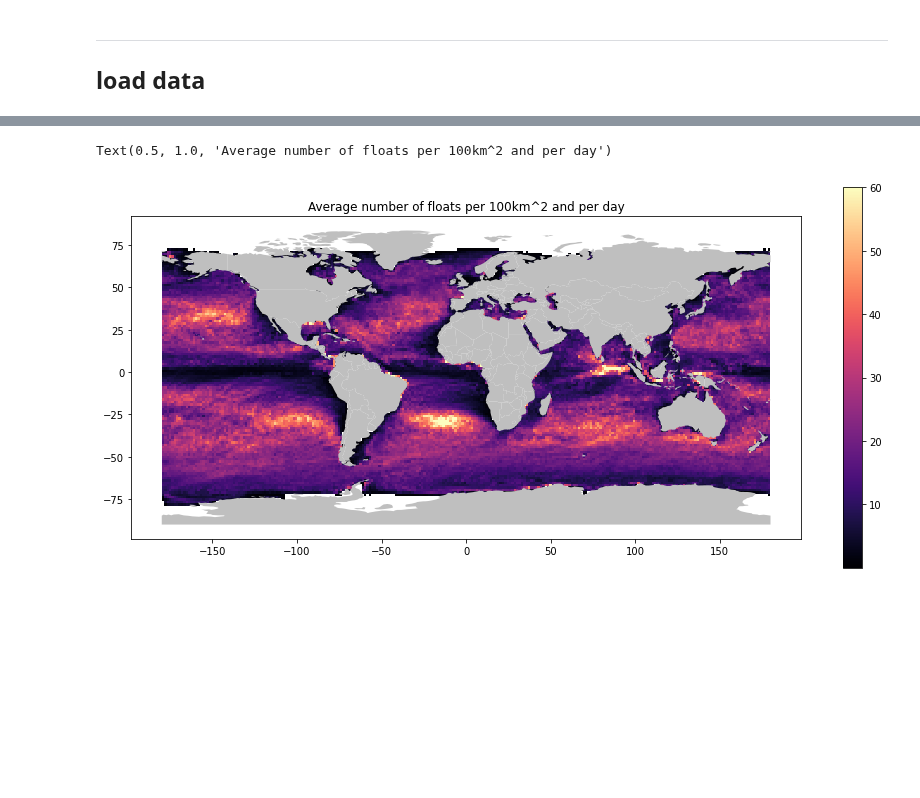
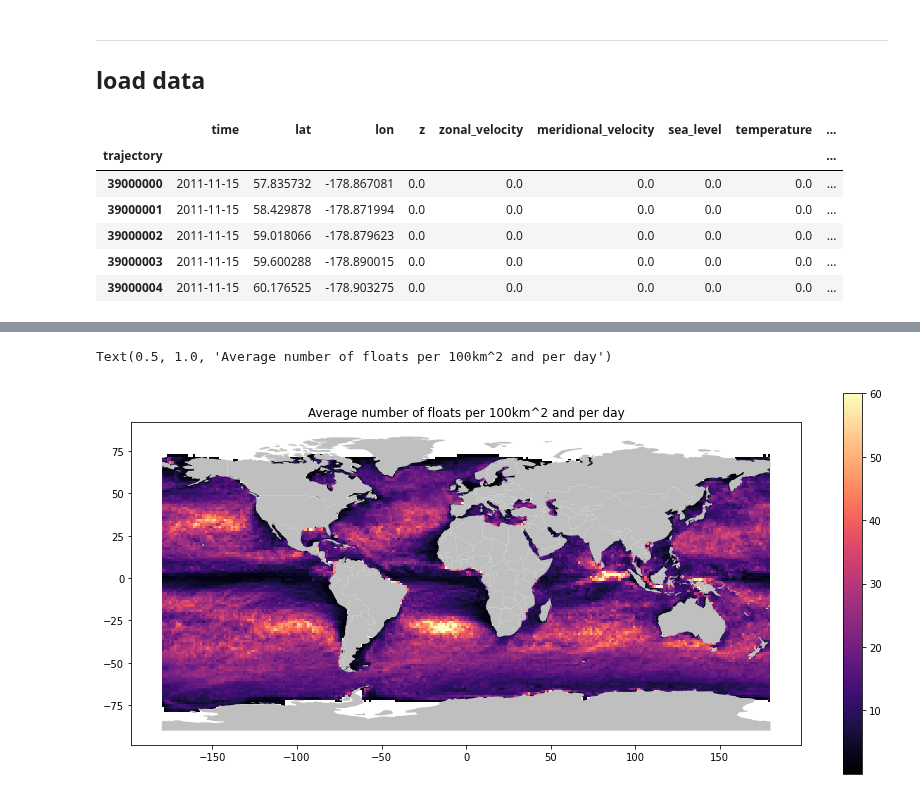
Before and after one commit to apatlpo/mit_equinox, a Jupyter notebook: parcels/geohash.ipynb, the cells around one changed output, grey strips where cells are left out. Saved outputs shown, nothing was run; the diff lists cells and outputs as text; code cells hidden in the pictures; blank space fills up the shorter version.

```diff
--- a/parcels/geohash.ipynb
+++ b/parcels/geohash.ipynb
@@ -57,0 +43,15 @@ df = dd.read_parquet(run_dir_tmp+'drifters/time')
+# %%
+root_dir = '/home1/datawork/aponte/parcels/'
+run_name = 'global_extra_T365j_dt1j_dij50'
+
+p = pa.parcels_output(root_dir+run_name, parquets=['trajectory'])
+df = p['trajectory']
+df.head()
+# %% [output]
+|  | time | lat | lon | z | zonal_velocity | meridional_velocity | sea_level | temperature | ... |
+| trajectory |  |  |  |  |  |  |  |  | ... |
+| 39000000 | 2011-11-15 | 57.835732 | -178.867081 | 0.0 | 0.0 | 0.0 | 0.0 | 0.0 | ... |
+| 39000001 | 2011-11-15 | 58.429878 | -178.871994 | 0.0 | 0.0 | 0.0 | 0.0 | 0.0 | ... |
+| 39000002 | 2011-11-15 | 59.018066 | -178.879623 | 0.0 | 0.0 | 0.0 | 0.0 | 0.0 | ... |
+| 39000003 | 2011-11-15 | 59.600288 | -178.890015 | 0.0 | 0.0 | 0.0 | 0.0 | 0.0 | ... |
+| 39000004 | 2011-11-15 | 60.176525 | -178.903275 | 0.0 | 0.0 | 0.0 | 0.0 | 0.0 | ... |
```
Also changed, not shown: parts of 21 cells of this notebook, 5 other files.
